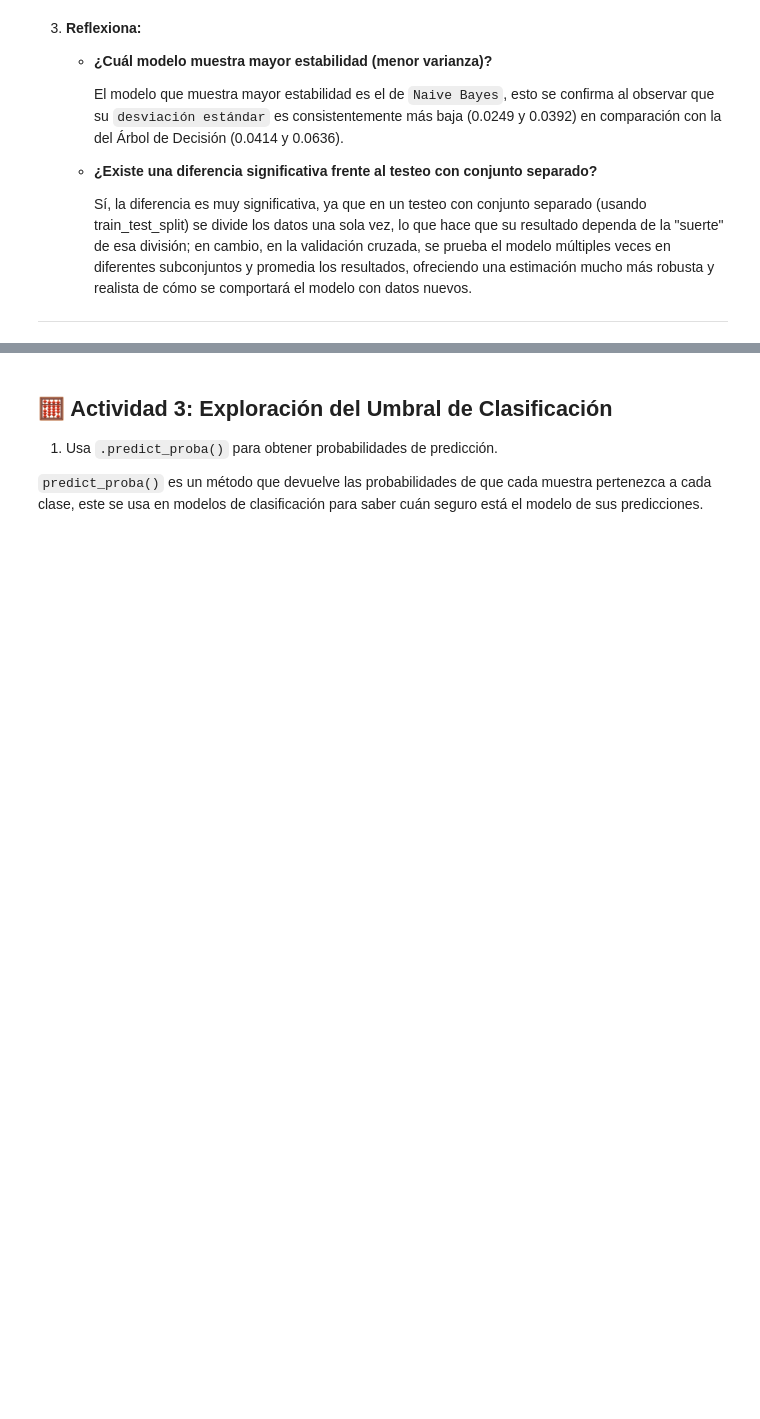
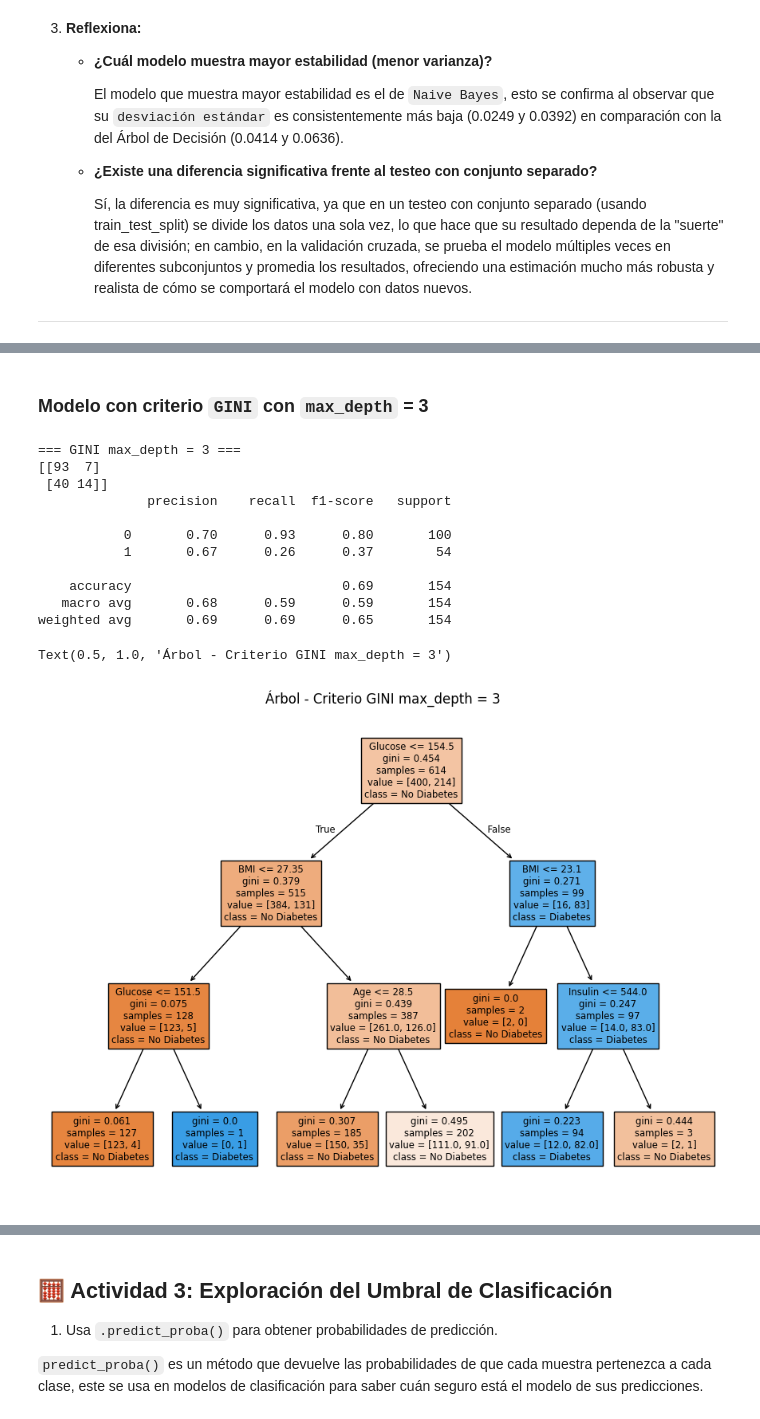
Before and after one commit to darickpb/AILabs-Lab05, a Jupyter notebook: Lab05_LR.ipynb, the cells around one changed output, grey strips where cells are left out. Drawn from its saved outputs; the diff is of its cells as text; code cells hidden in the pictures; blank space fills up the shorter version.

```diff
--- a/Lab05_LR.ipynb
+++ b/Lab05_LR.ipynb
@@ -659,0 +667,32 @@ Al igual que en los anteriores resultados, al pasar de 5 a 10 particiones, el `P
+# %% [markdown]
+### Modelo con criterio `GINI` con `max_depth` = 3
+# %%
+# 1. Modelo con criterio GINI con max_depth = 3
+tree_gini_3 = DecisionTreeClassifier(criterion='gini', max_depth=3, random_state=42)
+tree_gini_3.fit(X_train, y_train)
+y_pred_gini_3 = tree_gini.predict(X_test)
+
+# 2. Evaluación
+print("=== GINI max_depth = 3 ===")
+print(confusion_matrix(y_test, y_pred_gini_3))
+print(classification_report(y_test, y_pred_gini_3))
+
+# 3. Visualización de los árboles
+plt.figure(figsize=(24, 8))
+plt.subplot(1, 2, 1)
+plot_tree(tree_gini_3, feature_names=X.columns, class_names=['No Diabetes', 'Diabetes'], filled=True)
+plt.title("Árbol - Criterio GINI max_depth = 3")
+# %% [output]
+=== GINI max_depth = 3 ===
+[[93  7]
+ [40 14]]
+              precision    recall  f1-score   support
+
+           0       0.70      0.93      0.80       100
+           1       0.67      0.26      0.37        54
+
+    accuracy                           0.69       154
+   macro avg       0.68      0.59      0.59       154
+weighted avg       0.69      0.69      0.65       154
+Text(0.5, 1.0, 'Árbol - Criterio GINI max_depth = 3')
+[figure, added]
```
Also changed, not shown: parts of 19 cells of this notebook.
